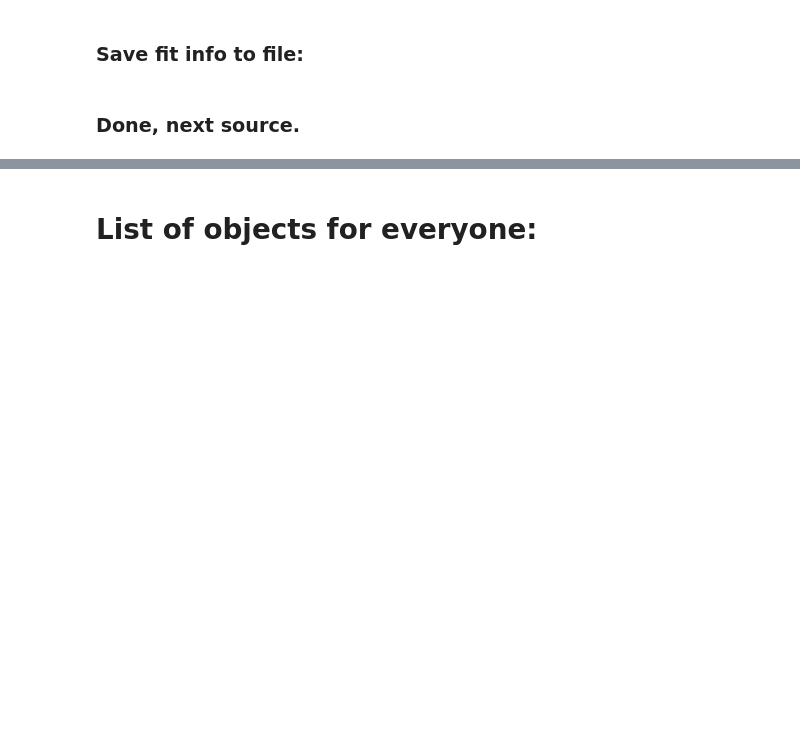
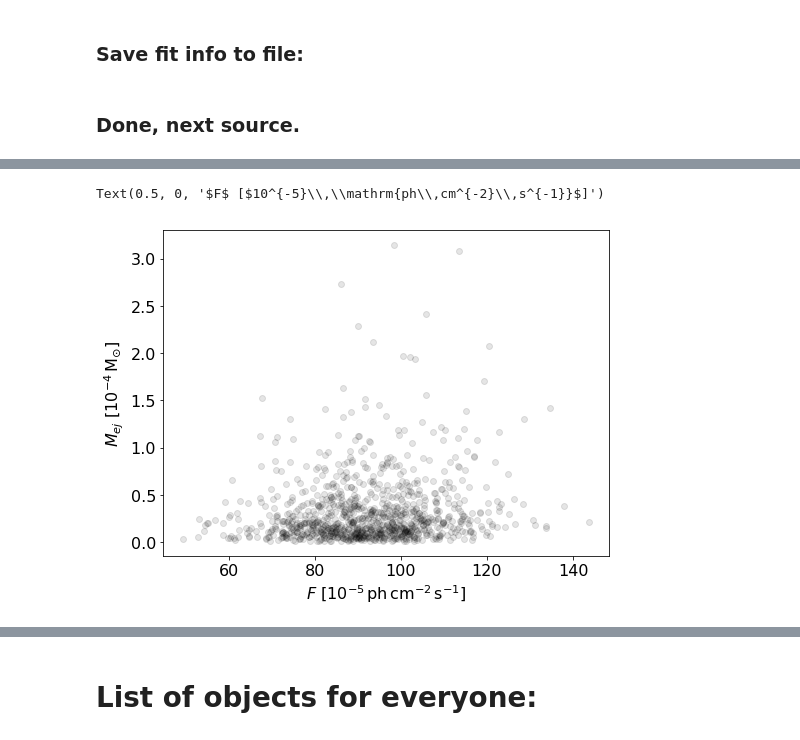
Before and after one commit to tsiegert/for-students, a Jupyter notebook: nova_analysis/stan_fit_spi-novae_template.ipynb, the cells around one changed output, grey strips where cells are left out. Drawn from its saved outputs; the diff is of its cells as text; code cells hidden in the pictures; blank space fills up the shorter version.

```diff
--- a/nova_analysis/stan_fit_spi-novae_template.ipynb
+++ b/nova_analysis/stan_fit_spi-novae_template.ipynb
@@ -377,0 +572,7 @@ np.savez_compressed('save_StanFit_Nova'+data_frame['Name'][good_novae[ndx]]+'.np
+# %%
+plt.plot(fit_tmp['flux'],10**fit_tmp['lgM']*1e4,'o',alpha=0.1)
+plt.ylabel(r'$M_{ej}$ [$10^{-4}\,\mathrm{M_{\odot}}]$')
+plt.xlabel(r'$F$ [$10^{-5}\,\mathrm{ph\,cm^{-2}\,s^{-1}}$]')
+# %% [output]
+Text(0.5, 0, '$F$ [$10^{-5}\\,\\mathrm{ph\\,cm^{-2}\\,s^{-1}}$]')
+[figure, added]
```
Also changed, not shown: parts of 57 cells of this notebook.
